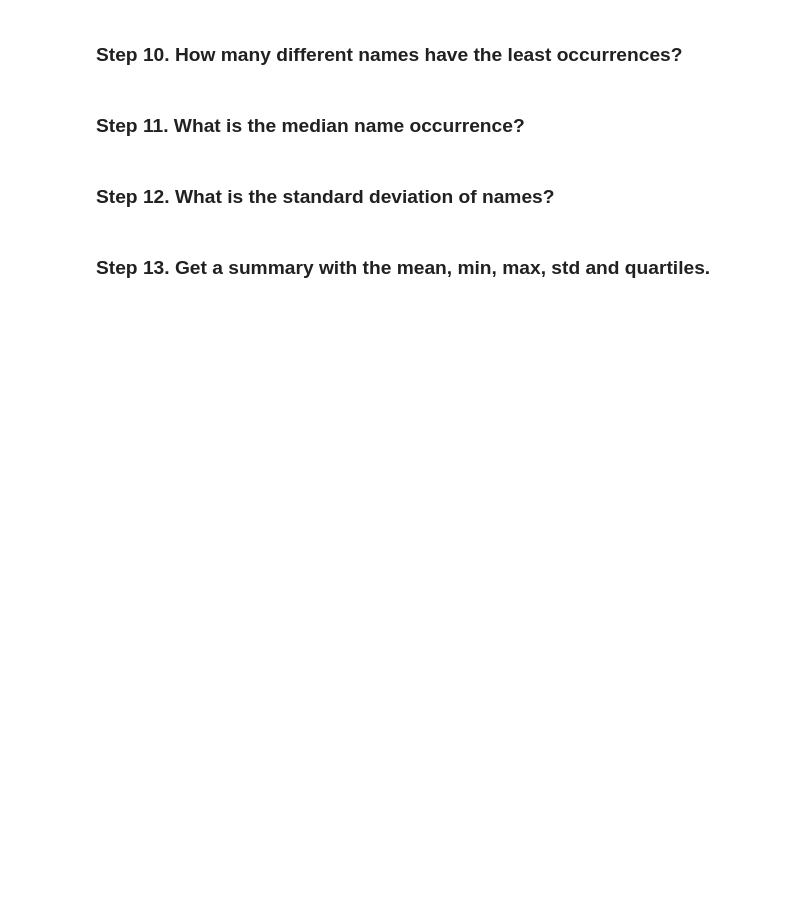
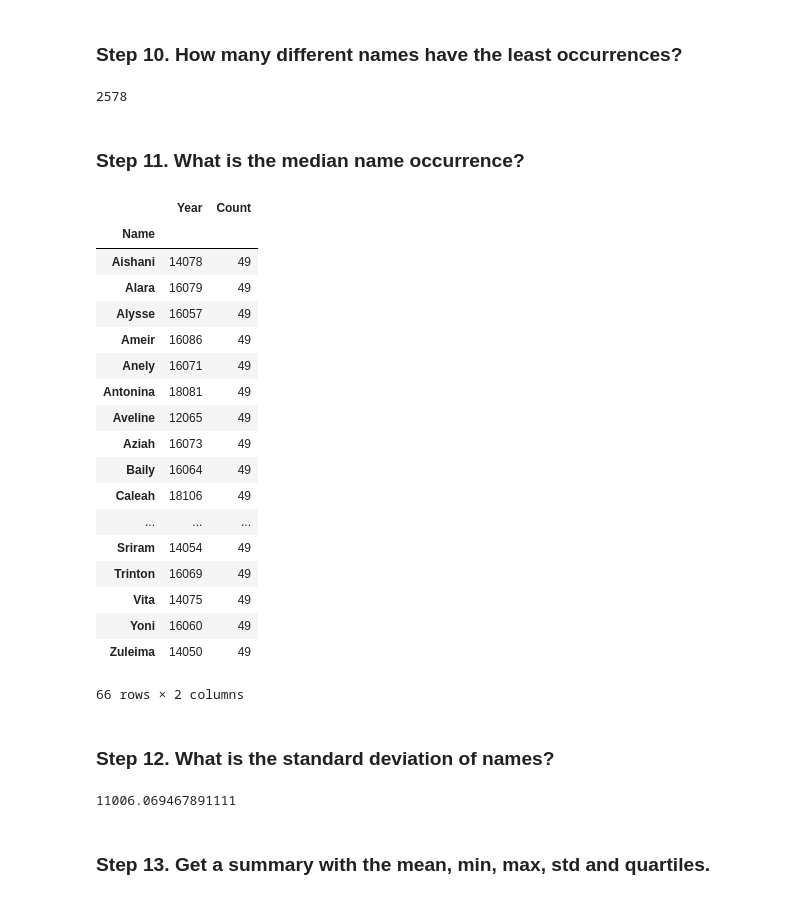
Before and after one commit to kalvinfromcode/pandas_exercises, a Jupyter notebook: 06_Stats/US_Baby_Names/Exercises.ipynb, the cells around one changed output. Saved outputs shown, nothing was run; the diff lists cells and outputs as text; code cells hidden in the pictures; blank space fills up the shorter version.

```diff
--- a/06_Stats/US_Baby_Names/Exercises.ipynb
+++ b/06_Stats/US_Baby_Names/Exercises.ipynb
@@ -21,2 +48,6 @@ In the file it will be names from 2004 until 2014
 # %% [markdown]
 ### Step 7. Group the dataset by name and assign to names
+# %%
+names = baby_names.groupby('Name').sum() # .sum() is needed so you can access Count as a standalone column
+# remoe Year column
+names.head()
@@ -27,8 +114,38 @@ In the file it will be names from 2004 until 2014
 # %% [markdown]
 ### Step 10. How many different names have the least occurrences?
+# %%
+len(names[names['Count'] == names.Count.min()]) # idxmin() returns first min
+# %% [output]
+2578
 # %% [markdown]
 ### Step 11. What is the median name occurrence?
+# %%
+names[names['Count'] == names.Count.median()]
+# %% [output]
+|  | Year | Count |
+| Name |  |  |
+| Aishani | 14078 | 49 |
+| Alara | 16079 | 49 |
+| Alysse | 16057 | 49 |
+| Ameir | 16086 | 49 |
+| Anely | 16071 | 49 |
+| Antonina | 18081 | 49 |
+| Aveline | 12065 | 49 |
+| Aziah | 16073 | 49 |
+| Baily | 16064 | 49 |
+| Caleah | 18106 | 49 |
+| ... | ... | ... |
+| Sriram | 14054 | 49 |
+| Trinton | 16069 | 49 |
+| Vita | 14075 | 49 |
+| Yoni | 16060 | 49 |
+| Zuleima | 14050 | 49 |
+66 rows × 2 columns
 # %% [markdown]
 ### Step 12. What is the standard deviation of names?
+# %%
+names.std()[1]
+# %% [output]
+11006.069467891111
 # %% [markdown]
 ### Step 13. Get a summary with the mean, min, max, std and quartiles.
```
Also changed, not shown: parts of 10 cells of this notebook, 20 other files.
